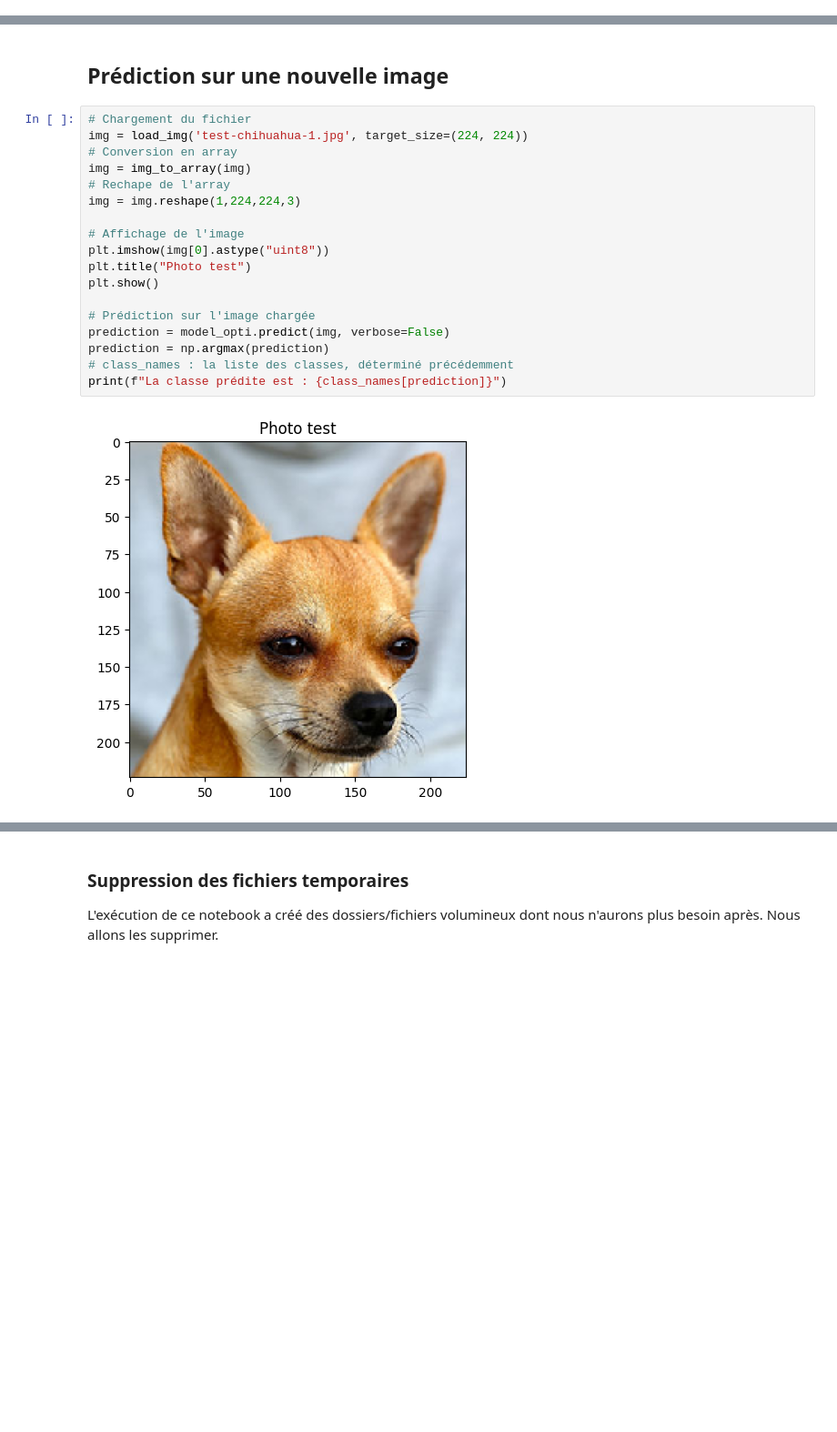
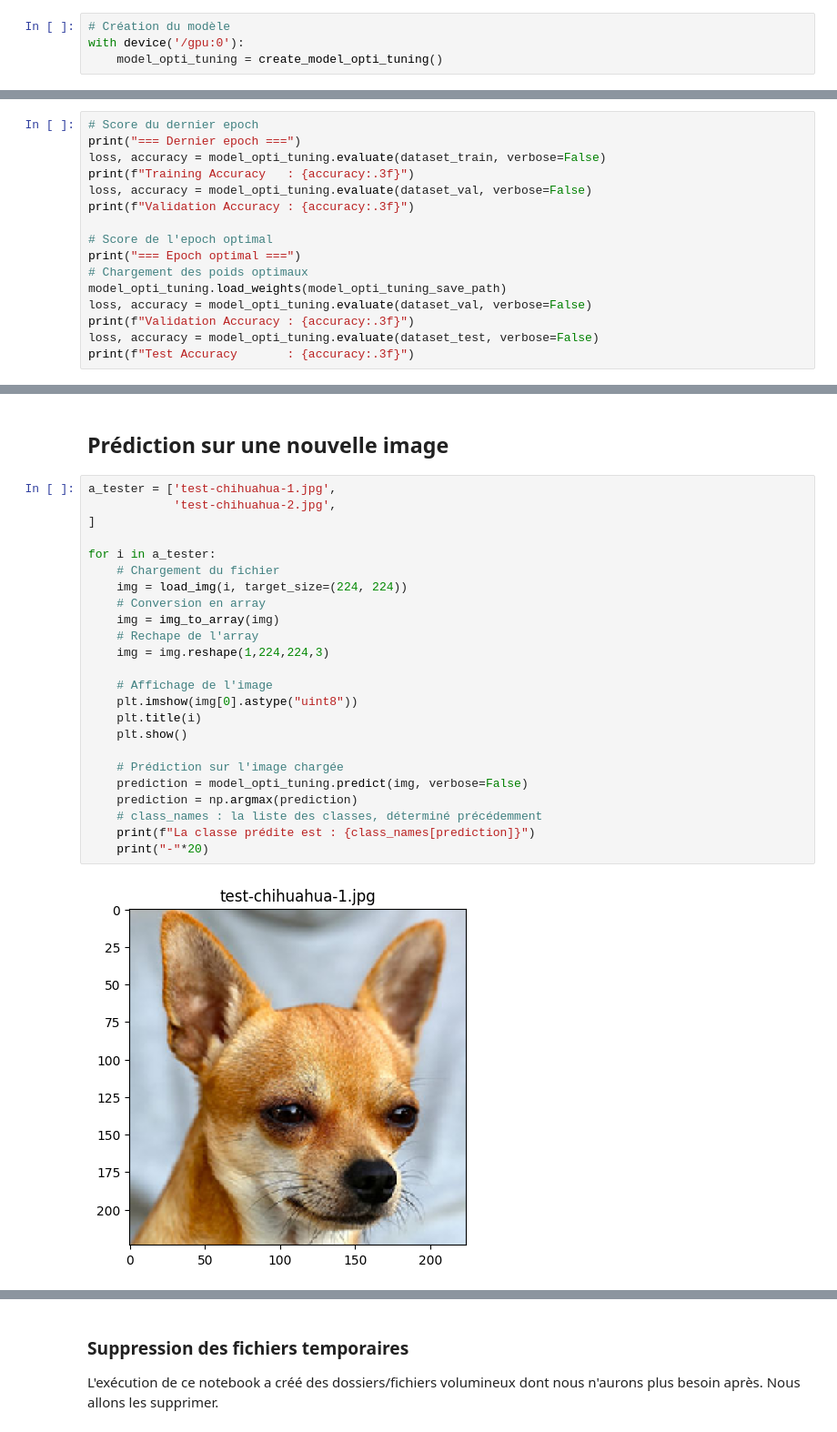
Before and after one commit to BiGHeaDMaX/Identifier-Races-Chiens-avec-TensorFlow, a Jupyter notebook: 02 - Modèle personnel.ipynb, the cells around one changed output, grey strips where cells are left out. Shown at 91% size. Saved outputs shown, nothing was run; the diff lists cells and outputs as text; blank space fills up the shorter version.

Commit message:
Début tuning hyperparamètres

```diff
--- a/02 - Modèle personnel.ipynb
+++ b/02 - Modèle personnel.ipynb
@@ -661,0 +787,4 @@ F1 score : 0.045
+# %%
+# Création du modèle
+with device('/gpu:0'):
+    model_opti_tuning = create_model_opti_tuning()
@@ -661,0 +870,16 @@ F1 score : 0.045
+# %%
+# Score du dernier epoch
+print("=== Dernier epoch ===")
+loss, accuracy = model_opti_tuning.evaluate(dataset_train, verbose=False)
+print(f"Training Accuracy   : {accuracy:.3f}")
+loss, accuracy = model_opti_tuning.evaluate(dataset_val, verbose=False)
+print(f"Validation Accuracy : {accuracy:.3f}")
+
+# Score de l'epoch optimal
+print("=== Epoch optimal ===")
+# Chargement des poids optimaux
+model_opti_tuning.load_weights(model_opti_tuning_save_path)
+loss, accuracy = model_opti_tuning.evaluate(dataset_val, verbose=False)
+print(f"Validation Accuracy : {accuracy:.3f}")
+loss, accuracy = model_opti_tuning.evaluate(dataset_test, verbose=False)
+print(f"Test Accuracy       : {accuracy:.3f}")
@@ -662,22 +930,28 @@ F1 score : 0.045
 # %% [markdown]
 ## **Prédiction sur une nouvelle image**
 # %%
-# Chargement du fichier
-img = load_img('test-chihuahua-1.jpg', target_size=(224, 224))
-# Conversion en array
-img = img_to_array(img)
-# Rechape de l'array
-img = img.reshape(1,224,224,3)
+a_tester = ['test-chihuahua-1.jpg',
+            'test-chihuahua-2.jpg',
+]
 
-# Affichage de l'image
-plt.imshow(img[0].astype("uint8"))
-plt.title("Photo test")
-plt.show()
+for i in a_tester:
+    # Chargement du fichier
+    img = load_img(i, target_size=(224, 224))
+    # Conversion en array
+    img = img_to_array(img)
+    # Rechape de l'array
+    img = img.reshape(1,224,224,3)
 
-# Prédiction sur l'image chargée
-prediction = model_opti.predict(img, verbose=False)
-prediction = np.argmax(prediction)
-# class_names : la liste des classes, déterminé précédemment
-print(f"La classe prédite est : {class_names[prediction]}")
+    # Affichage de l'image
+    plt.imshow(img[0].astype("uint8"))
+    plt.title(i)
+    plt.show()
+
+    # Prédiction sur l'image chargée
+    prediction = model_opti_tuning.predict(img, verbose=False)
+    prediction = np.argmax(prediction)
+    # class_names : la liste des classes, déterminé précédemment
+    print(f"La classe prédite est : {class_names[prediction]}")
+    print("-"*20)
 # %% [output]
-[figure, old version]
+[figure, new version]
```
Also changed, not shown: parts of 32 cells of this notebook.
